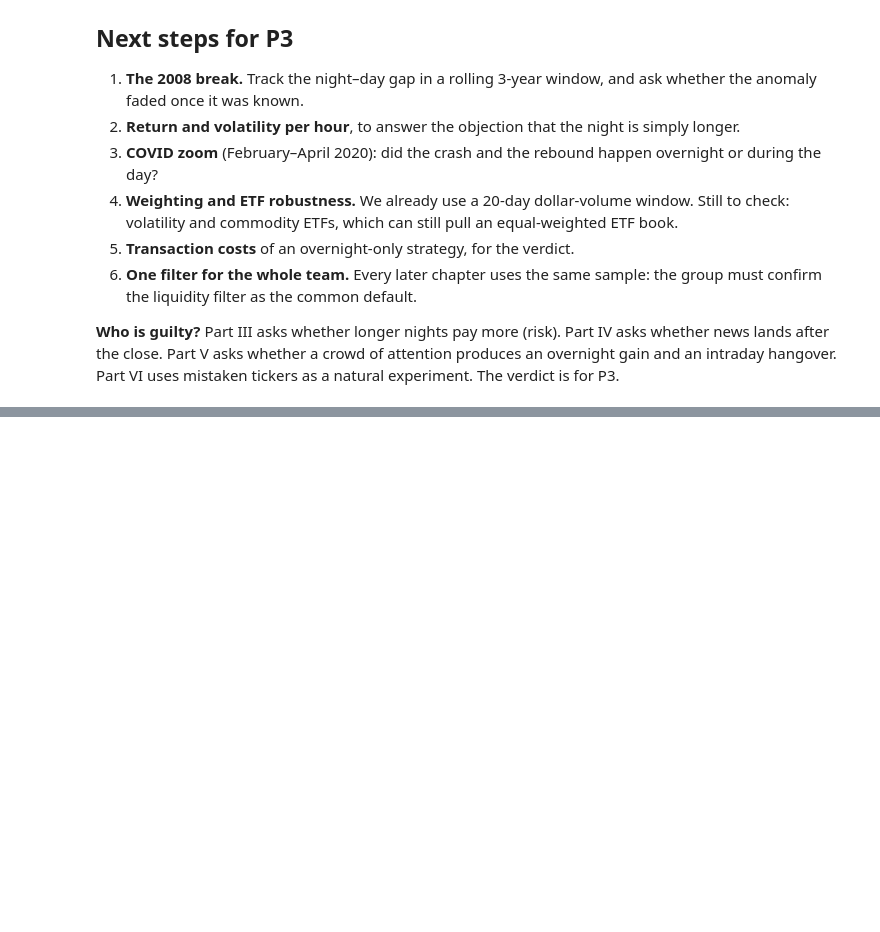
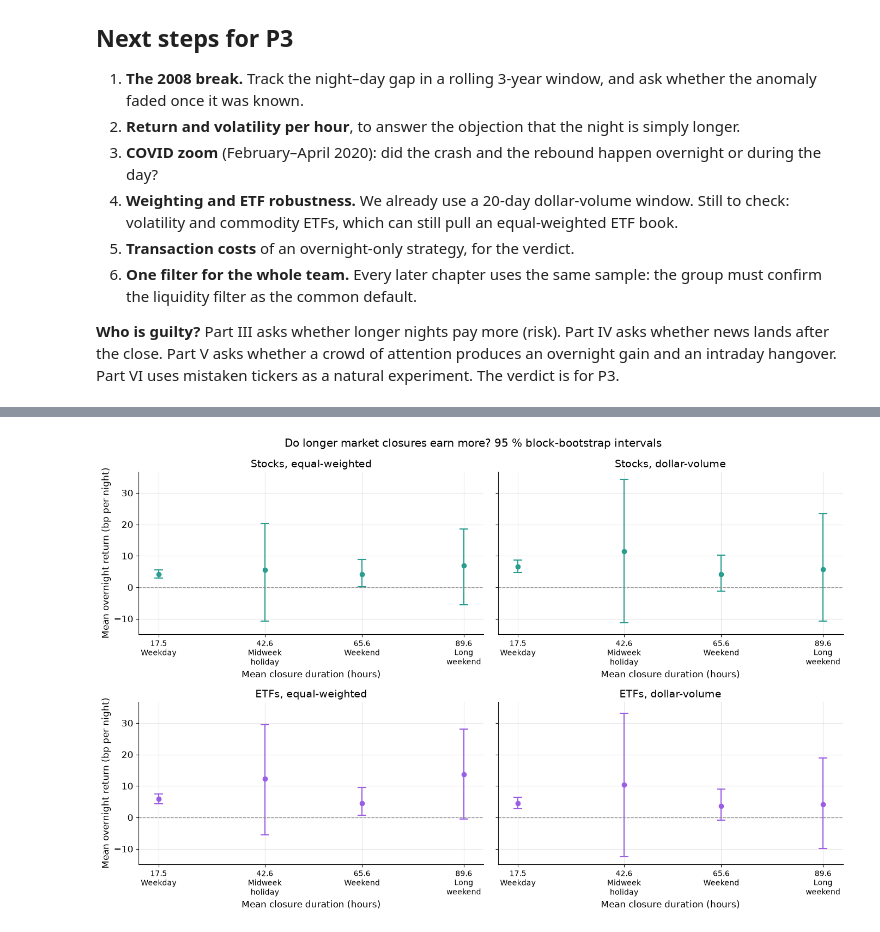
Before and after one commit to theanalysts-ada/Project_ADA_Stock_Markets_TheAnalysts, a Jupyter notebook: results.ipynb, the cells around one changed output, grey strips where cells are left out. Cells and saved outputs as stored; diff of their text form; code cells hidden in the pictures; blank space fills up the shorter version.

```diff
--- a/results.ipynb
+++ b/results.ipynb
@@ -569,0 +586,14 @@ block_bootstrap_ci(ew["r_night"] - ew["r_day"])
+# %%
+from src.features.calendar import study_night_calendar
+from src.analysis.risk import (
+    risk_samples, risk_type_analysis, duration_tests_by_period, duration_predictions,
+    duration_robustness, risk_filter_comparison, proportionality_tests,
+)
+from src.visualization.plots import plot_risk_by_night_type, plot_duration_predictions, plot_duration_slopes
+from src.visualization.risk_tables import (
+    calendar_table, closure_counts_table, contrast_table, proportionality_table,
+    robustness_table, exceptional_closure_table,
+)
+
+night_calendar = study_night_calendar(prices, start_year=STUDY_START_YEAR)
+calendar_table(night_calendar)
@@ -569,0 +618,6 @@ block_bootstrap_ci(ew["r_night"] - ew["r_day"])
+# %%
+risk = risk_samples(study, night_calendar)
+risk_summaries, risk_contrasts = risk_type_analysis(risk)
+fig = plot_risk_by_night_type(risk_summaries)
+# %% [output]
+[figure, added]
```
Also changed, not shown: parts of 43 cells of this notebook.
